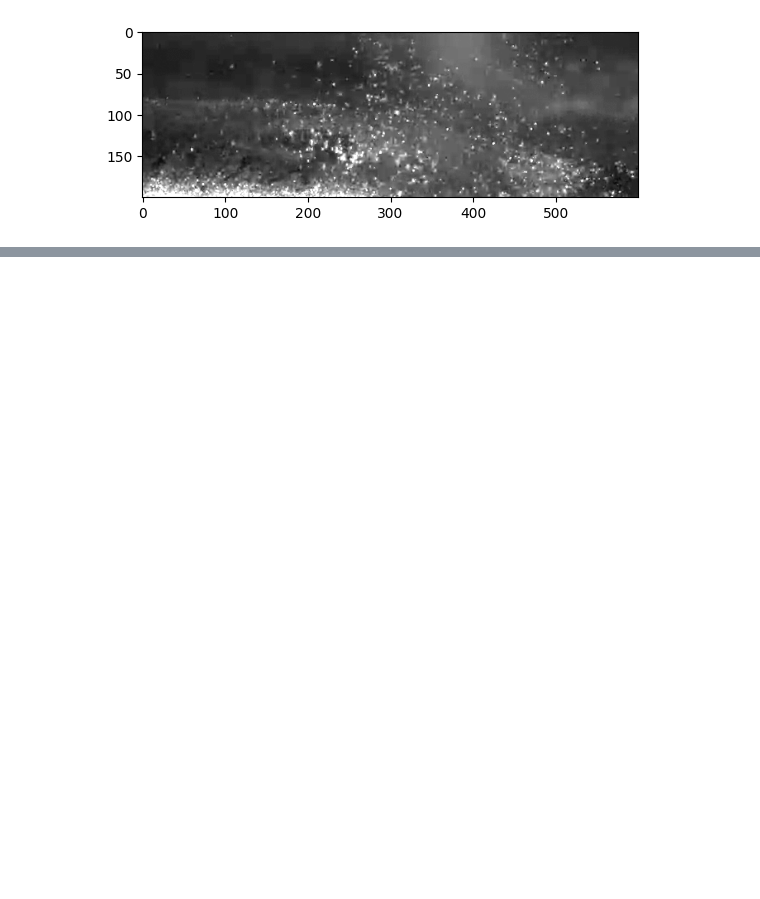
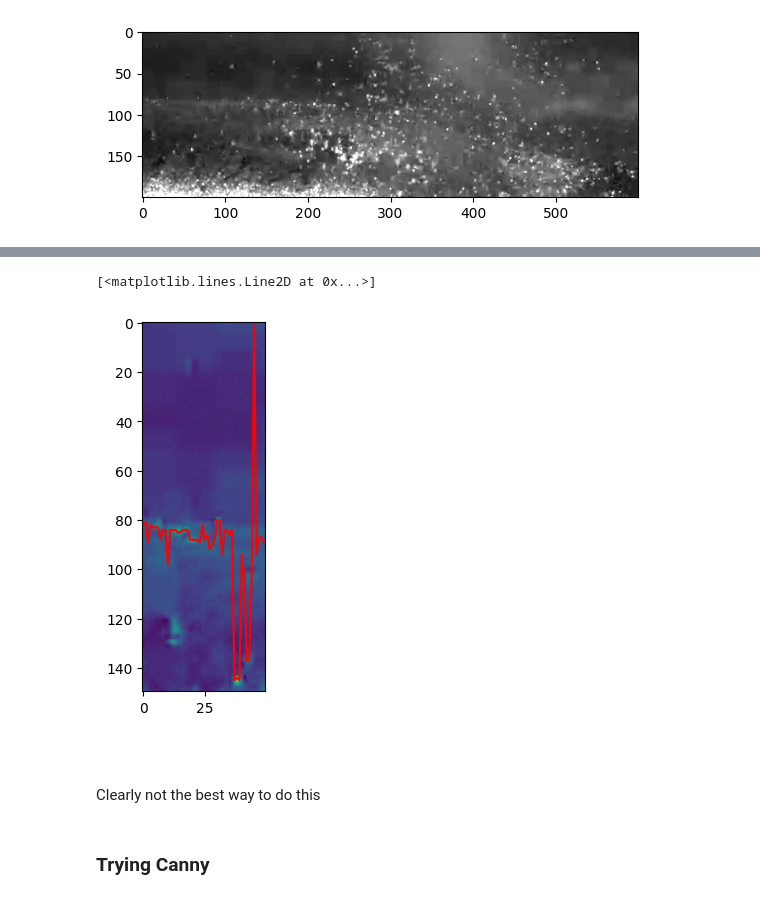
Before and after one commit to sidyea/FSCM_sid, a Jupyter notebook: How_High_Can_I_Get.ipynb, the cells around one changed output, grey strips where cells are left out. Cells and saved outputs as stored; diff of their text form; code cells hidden in the pictures; blank space fills up the shorter version.

```diff
--- a/How_High_Can_I_Get.ipynb
+++ b/How_High_Can_I_Get.ipynb
@@ -69,3 +96,21 @@ plt.imshow(cv.normalize(ROI_head_1, None, alpha=0, beta=255, norm_type=cv.NORM_M
+# %%
+gradient_peaks = []
+
+for i in range(ROI_trail_1.shape[1]):
+    line_from_image = ROI_trail_1[:150, i]
+    smooth_line = conv_smooth_function(line_from_image, window_size=1)
+    peak_locations = funcs.peak_finder(smooth_line, num_peaks=1)
+    gradient_peaks.append(peak_locations)
+# %%
+plt.imshow(ROI_trail_1[:150])
+plt.plot(gradient_peaks, color='red')
+# %% [output]
+[<matplotlib.lines.Line2D at 0x...>]
+[figure, added]
 # %% [markdown]
 
 #
+# %% [markdown]
+Clearly not the best way to do this
+# %% [markdown]
+### Trying Canny
```
Also changed, not shown: parts of 11 cells of this notebook.
